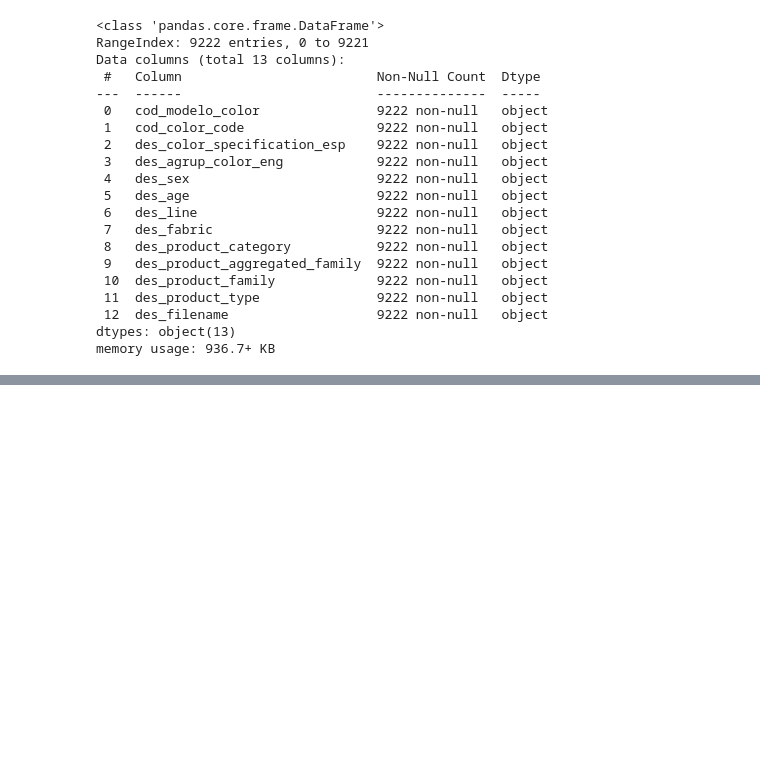
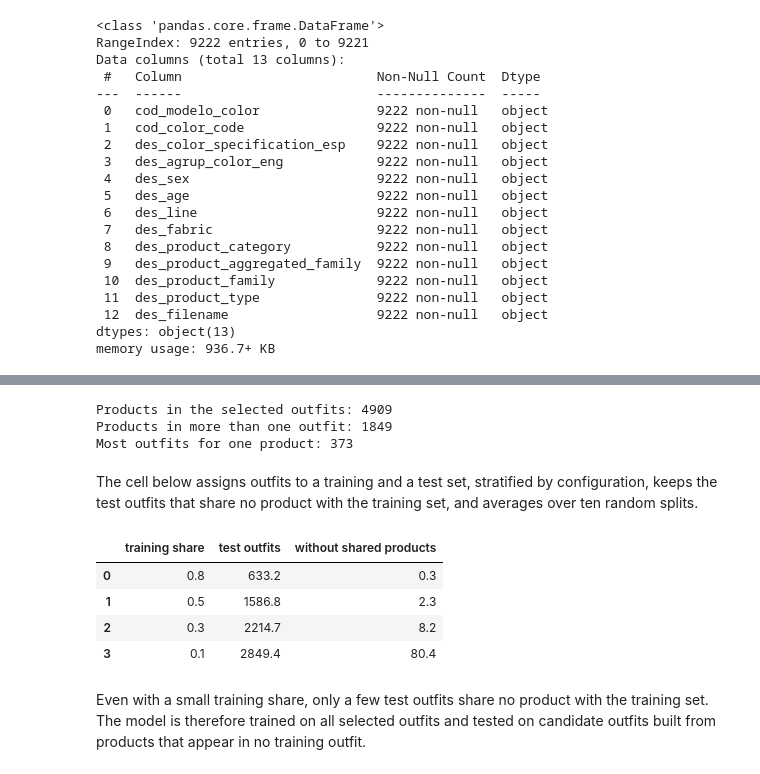
Before and after one commit to Francesco7D2/vaes-fashion-compatibility, a Jupyter notebook: notebooks/exploratory-data-analysis.ipynb, the cells around one changed output, grey strips where cells are left out. Drawn from its saved outputs; the diff is of its cells as text; code cells hidden in the pictures; blank space fills up the shorter version.

```diff
--- a/notebooks/exploratory-data-analysis.ipynb
+++ b/notebooks/exploratory-data-analysis.ipynb
@@ -71,8 +67,7 @@ Total number of products: 9222
 # %%
-existing_products = set(df_products['cod_modelo_color'].unique())
-products_w_outfit = set(df_outfits['cod_modelo_color'].unique())
-
-products_without_outfit = existing_products - products_w_outfit
-
-print("Number of products without an outfit:", len(products_without_outfit))
+products = set(df_products["cod_modelo_color"])
+products_in_outfits = set(df_outfits["cod_modelo_color"])
+print("Outfits:", df_outfits["cod_outfit"].nunique())
+print("Products:", len(products))
+print("Products without an outfit:", len(products - products_in_outfits))
 # %% [output]
@@ -497,0 +408,44 @@ Name: count, dtype: float64
+# %%
+outfits_per_product = df_outfit_products_sel["cod_modelo_color"].value_counts()
+print("Products in the selected outfits:", len(outfits_per_product))
+print("Products in more than one outfit:", (outfits_per_product > 1).sum())
+print("Most outfits for one product:", outfits_per_product.max())
+# %% [output]
+Products in the selected outfits: 4909
+Products in more than one outfit: 1849
+Most outfits for one product: 373
+# %% [markdown]
+The cell below assigns outfits to a training and a test set, stratified by configuration, keeps the test outfits that share no product with the training set, and averages over ten random splits.
+# %%
+outfit_products = df_outfit_products_sel.groupby("cod_outfit")["cod_modelo_color"].agg(frozenset)
+outfit_configuration = df_outfit_products_sel.groupby("cod_outfit")["des_product_class"].agg(
+    lambda classes: tuple(sorted(classes))
+)
+
+
+def leakage_free_test_outfits(train_share, seed):
+    """(test outfits, test outfits sharing no product with the training outfits)."""
+    rng = np.random.default_rng(seed)
+    train = []
+    for _, group in outfit_configuration.groupby(outfit_configuration):
+        ids = rng.permutation(group.index.to_numpy())
+        count = rng.binomial(1, train_share) if len(ids) == 1 else round(train_share * len(ids))
+        train.extend(ids[:count])
+    seen = frozenset().union(*outfit_products[train])
+    test = outfit_products.drop(train)
+    return len(test), int(test.map(lambda products: not products & seen).sum())
+
+
+rows = []
+for share in (0.8, 0.5, 0.3, 0.1):
+    runs = np.array([leakage_free_test_outfits(share, seed) for seed in range(10)])
+    rows.append((share, *runs.mean(axis=0)))
+pd.DataFrame(rows, columns=["training share", "test outfits", "without shared products"]).round(1)
+# %% [output]
+|  | training share | test outfits | without shared products |
+| 0 | 0.8 | 633.2 | 0.3 |
+| 1 | 0.5 | 1586.8 | 2.3 |
+| 2 | 0.3 | 2214.7 | 8.2 |
+| 3 | 0.1 | 2849.4 | 80.4 |
+# %% [markdown]
+Even with a small training share, only a few test outfits share no product with the training set. The model is therefore trained on all selected outfits and tested on candidate outfits built from products that appear in no training outfit.
```
Also changed, not shown: parts of 72 cells of this notebook, 12 other files.
